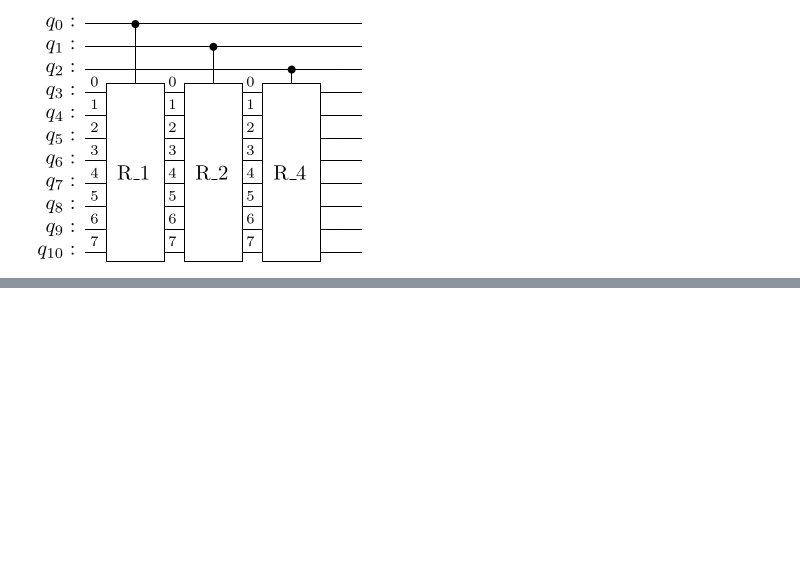
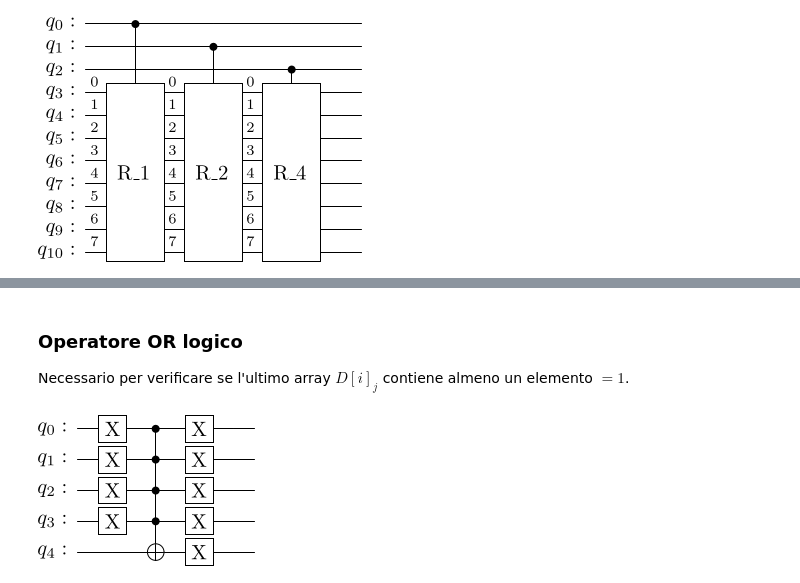
Before and after one commit to BoredDam/quantum-algorithms, a Jupyter notebook: Quantum-LCS/Quantum-LCS.ipynb, the cells around one changed output, grey strips where cells are left out. Saved outputs shown, nothing was run; the diff lists cells and outputs as text; code cells hidden in the pictures; blank space fills up the shorter version.

```diff
--- a/Quantum-LCS/Quantum-LCS.ipynb
+++ b/Quantum-LCS/Quantum-LCS.ipynb
@@ -217,0 +269,25 @@ Con "copia", ci riferiamo alla copia di stati base $|0\rangle$ e $|1\rangle$, ne
+# %% [markdown]
+### **Operatore OR logico**
+
+Necessario per verificare se l'ultimo array $D[i]_j$ contiene almeno un elemento $=1$.
+# %%
+def or_operator(n: int):
+    '''
+    page 15 of the paper
+    '''
+    qx = QuantumRegister(n, 'x')
+    qy = QuantumRegister(1, 'y')
+    qc = QuantumCircuit(qx, qy)
+
+    qc.x(qx)
+    qc.mcx(qx, qy)
+    qc.x(qx)
+    qc.x(qy)
+
+    return qc.to_gate(label='OR')
+
+qc = QuantumCircuit(5)
+qc = qc.compose(or_operator(4)).decompose()
+qc.draw('latex')
+# %% [output]
+[figure, added]
```
Also changed, not shown: parts of 20 cells of this notebook.
